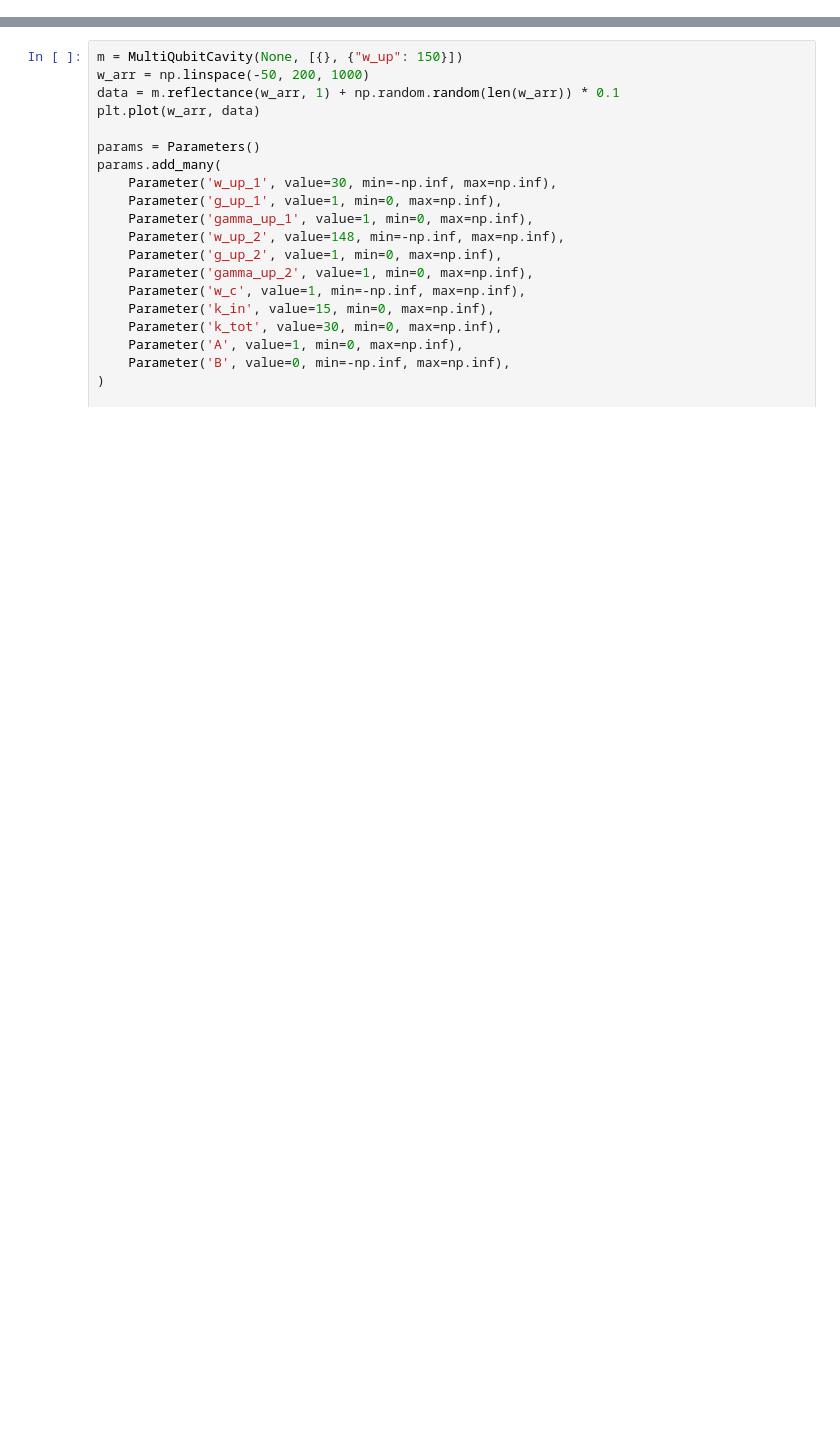
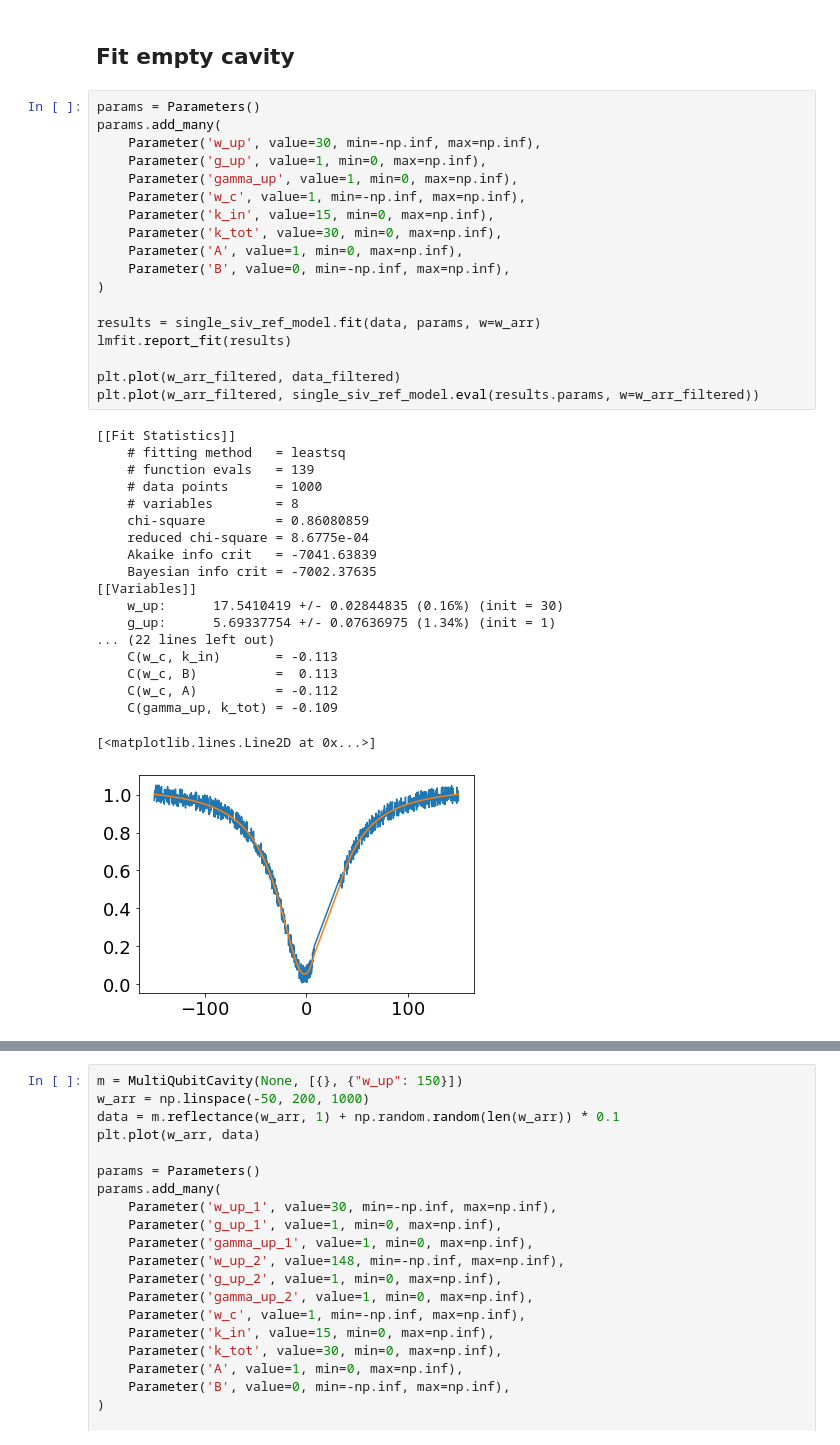
Before and after one commit to huanyanqi/siv-cqed-model, a Jupyter notebook: notebooks/demos/fitting_demo.ipynb, the cells around one changed output, grey strips where cells are left out. Saved outputs shown, nothing was run; the diff lists cells and outputs as text; blank space fills up the shorter version.

```diff
--- a/notebooks/demos/fitting_demo.ipynb
+++ b/notebooks/demos/fitting_demo.ipynb
@@ -12,0 +55,40 @@ plt.rcParams['font.size'] = 18
+# %% [markdown]
+## Fit empty cavity
+# %%
+params = Parameters()
+params.add_many(
+    Parameter('w_up', value=30, min=-np.inf, max=np.inf),
+    Parameter('g_up', value=1, min=0, max=np.inf),
+    Parameter('gamma_up', value=1, min=0, max=np.inf),
+    Parameter('w_c', value=1, min=-np.inf, max=np.inf),
+    Parameter('k_in', value=15, min=0, max=np.inf),
+    Parameter('k_tot', value=30, min=0, max=np.inf),
+    Parameter('A', value=1, min=0, max=np.inf),
+    Parameter('B', value=0, min=-np.inf, max=np.inf),
+)
+
+results = single_siv_ref_model.fit(data, params, w=w_arr)
+lmfit.report_fit(results)
+
+plt.plot(w_arr_filtered, data_filtered)
+plt.plot(w_arr_filtered, single_siv_ref_model.eval(results.params, w=w_arr_filtered))
+# %% [output]
+[[Fit Statistics]]
+    # fitting method   = leastsq
+    # function evals   = 139
+    # data points      = 1000
+    # variables        = 8
+    chi-square         = 0.86080859
+    reduced chi-square = 8.6775e-04
+    Akaike info crit   = -7041.63839
+    Bayesian info crit = -7002.37635
+[[Variables]]
+    w_up:      17.5410419 +/- 0.02844835 (0.16%) (init = 30)
+    g_up:      5.69337754 +/- 0.07636975 (1.34%) (init = 1)
+... (22 lines left out)
+    C(w_c, k_in)       = -0.113
+    C(w_c, B)          =  0.113
+    C(w_c, A)          = -0.112
+    C(gamma_up, k_tot) = -0.109
+[<matplotlib.lines.Line2D at 0x...>]
+[figure, added]
```
Also changed, not shown: parts of 7 cells of this notebook.
